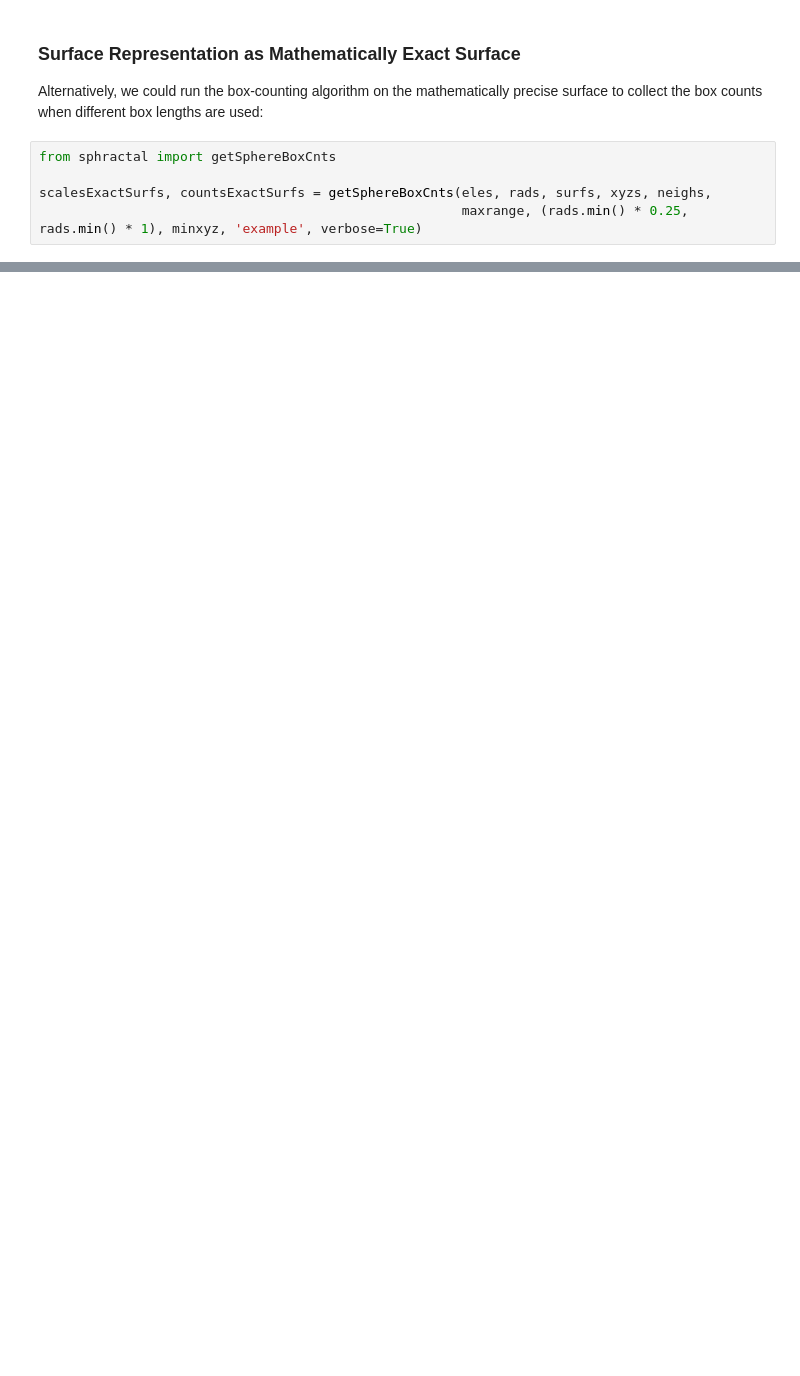
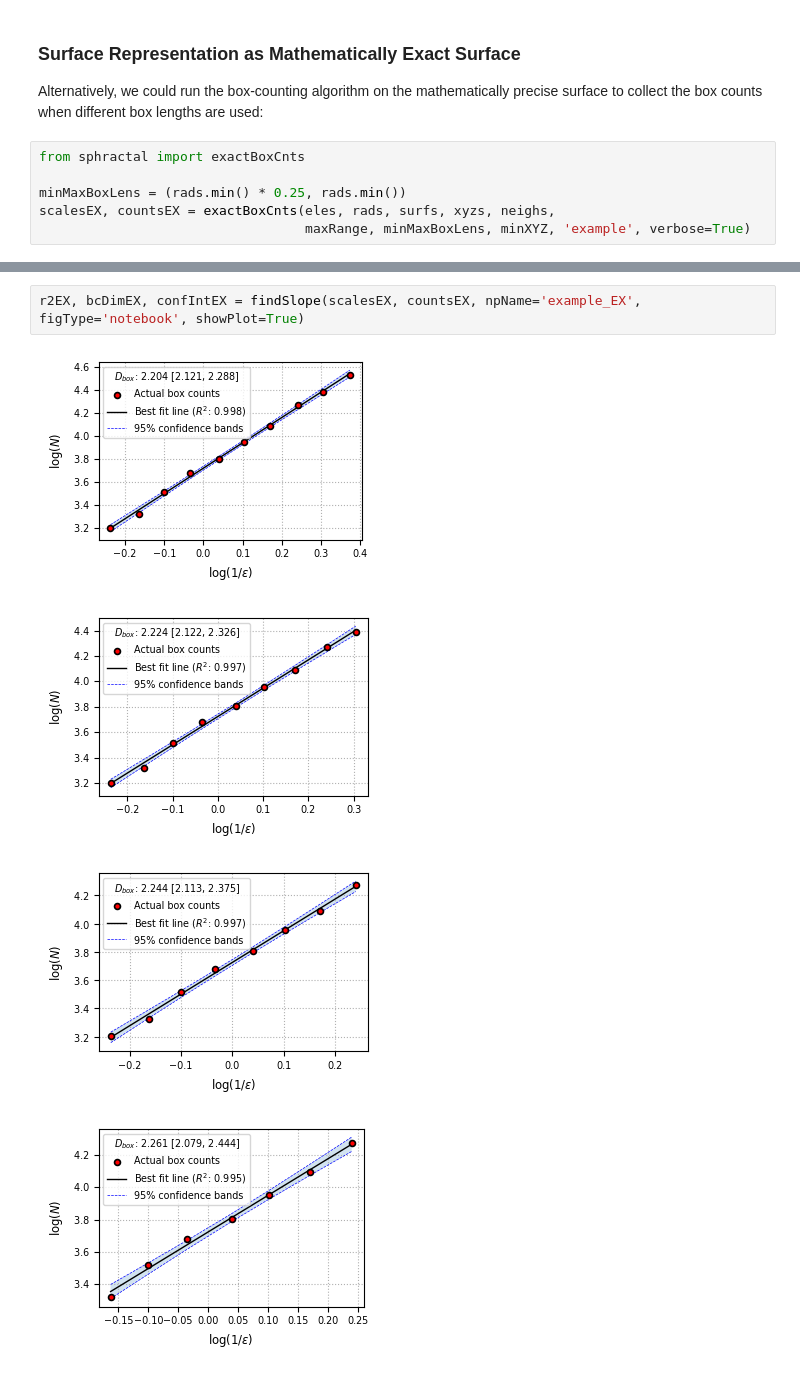
Before and after one commit to Jon-Ting/sphractal, a Jupyter notebook: docs/example.ipynb, the cells around one changed output, grey strips where cells are left out. Saved outputs shown, nothing was run; the diff lists cells and outputs as text; blank space fills up the shorter version.

```diff
--- a/docs/example.ipynb
+++ b/docs/example.ipynb
@@ -154,9 +156,10 @@ r2PointCloud, bcDimPointCloud, confIntPointCloud = findSlope(scalesPointCloud, c
 
 Alternatively, we could run the box-counting algorithm on the mathematically precise surface to collect the box counts when different box lengths are used:
 # %%
-from sphractal import getSphereBoxCnts
+from sphractal import exactBoxCnts
 
-scalesExactSurfs, countsExactSurfs = getSphereBoxCnts(eles, rads, surfs, xyzs, neighs,
-                                                      maxrange, (rads.min() * 0.25, rads.min() * 1), minxyz, 'example', verbose=True)
+minMaxBoxLens = (rads.min() * 0.25, rads.min())
+scalesEX, countsEX = exactBoxCnts(eles, rads, surfs, xyzs, neighs,
+                                  maxRange, minMaxBoxLens, minXYZ, 'example', verbose=True)
 # %% [output]
   Representing the surface by treating each atom as exact spheres...
@@ -208,0 +207,7 @@ r2ExactSurfs, bcDimExactSurfs, confIntExactSurfs = findSlope(scalesExactSurfs, c
+# %%
+r2EX, bcDimEX, confIntEX = findSlope(scalesEX, countsEX, npName='example_EX', figType='notebook', showPlot=True)
+# %% [output]
+[figure, added]
+[figure, added]
+[figure, added]
+[figure, added]
```
Also changed, not shown: parts of 11 cells of this notebook.
